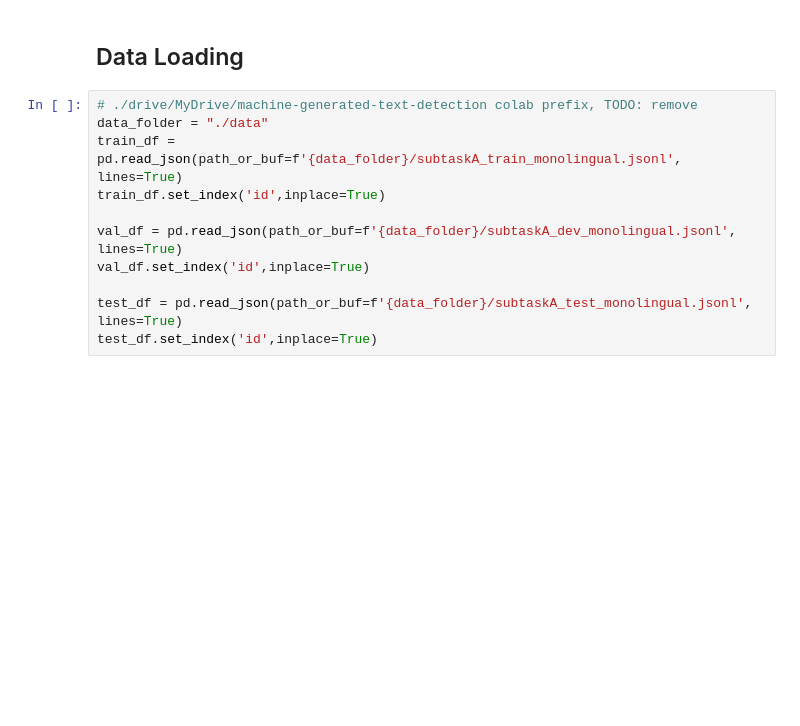
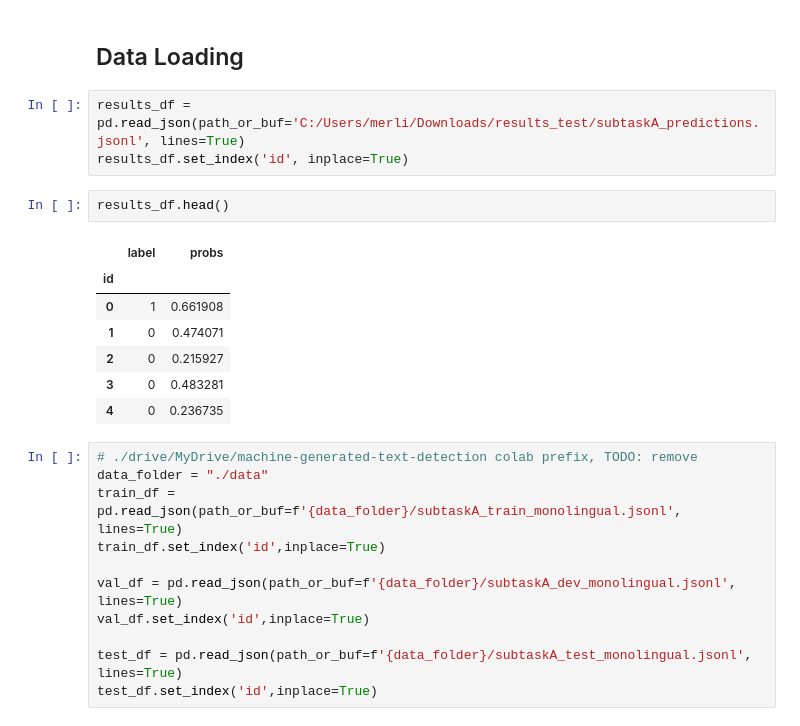
Before and after one commit to edomerli/machine-generated-text-classification, a Jupyter notebook: main.ipynb, the cells around one changed output. Saved outputs shown, nothing was run; the diff lists cells and outputs as text; blank space fills up the shorter version.

```diff
--- a/main.ipynb
+++ b/main.ipynb
@@ -39,6 +39,19 @@ from transformers import AutoTokenizer, AutoModelForSequenceClassification, Bits
 from peft import LoraModel, LoraConfig
 # %% [markdown]
 ## Data Loading
+# %%
+results_df = pd.read_json(path_or_buf='C:/Users/merli/Downloads/results_test/subtaskA_predictions.jsonl', lines=True)
+results_df.set_index('id', inplace=True)
+# %%
+results_df.head()
+# %% [output]
+|  | label | probs |
+| id |  |  |
+| 0 | 1 | 0.661908 |
+| 1 | 0 | 0.474071 |
+| 2 | 0 | 0.215927 |
+| 3 | 0 | 0.483281 |
+| 4 | 0 | 0.236735 |
 # %%
 # ./drive/MyDrive/machine-generated-text-detection colab prefix, TODO: remove
 data_folder = "./data"
```
Also changed, not shown: parts of 3 cells of this notebook, 1 other file.
